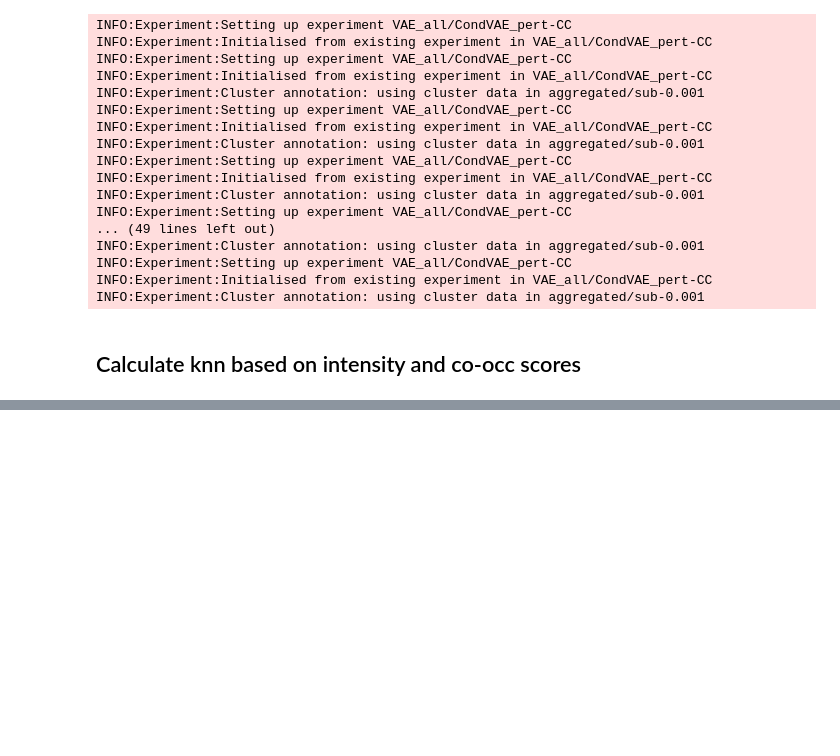
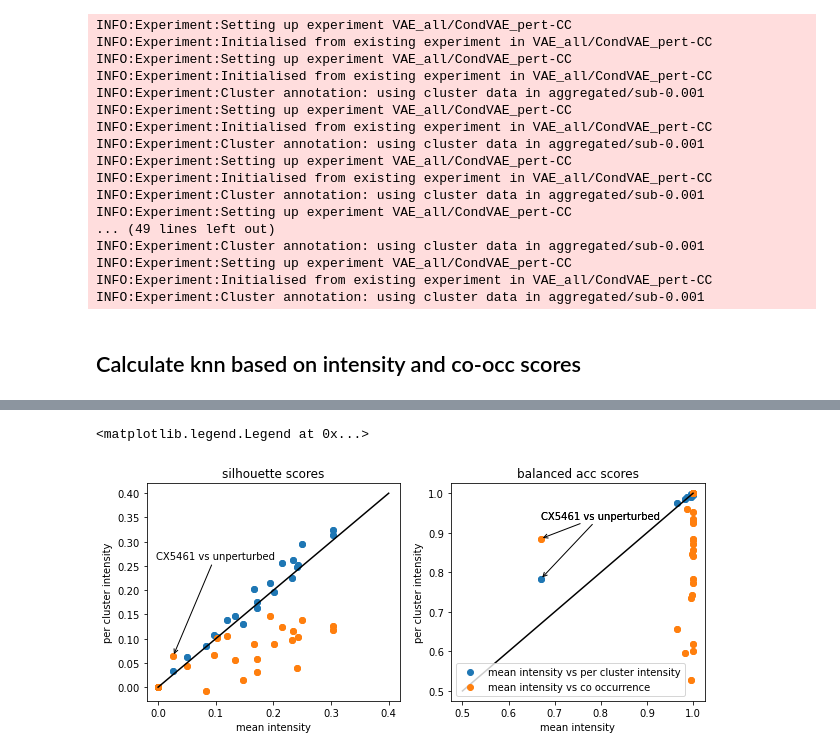
Before and after one commit to theislab/campa_ana, a Jupyter notebook: figures/fig3_perturbation_comparison.ipynb, the cells around one changed output, grey strips where cells are left out. Drawn from its saved outputs; the diff is of its cells as text; code cells hidden in the pictures; blank space fills up the shorter version.

```diff
--- a/figures/fig3_perturbation_comparison.ipynb
+++ b/figures/fig3_perturbation_comparison.ipynb
@@ -175,0 +195,6 @@ zscore_intensity, count_intensity = sq.gr.nhood_enrichment(adata, cluster_key='p
+# %%
+adata.obsp['mpp_distances'] = adata.obsp['distances']
+adata.obsp['mpp_connectivities'] = adata.obsp['connectivities']
+zscore_mpp, count_mpp = sq.gr.nhood_enrichment(adata, cluster_key='perturbation_plot',
+                                               connectivity_key='mpp', n_perms=1900,
+                                               numba_parallel=False, copy=True)
@@ -220,3 +247,14 @@ for i,c1 in enumerate(adata.obs[cond_key].cat.categories):
 4 5
 4 6
 5 6
+# %%
+# intensity
+siscore_mpp = np.zeros([len(adata.obs[cond_key].cat.categories)]*2)
+for i,c1 in enumerate(adata.obs[cond_key].cat.categories):
+    for j,c2 in enumerate(adata.obs[cond_key].cat.categories):
+        if j <= i:
+            continue
+        #print(i,j)
+        adata_sub = adata[adata.obs[cond_key].isin([c1,c2])]
+        siscore_mpp[i,j] = silhouette_score(adata_sub.X, labels=adata_sub.obs[cond_key], metric=cityblock)
+        siscore_mpp[j,i] = siscore_mpp[i,j]
@@ -312,0 +396,47 @@ INFO:Cluster:Loaded cluster_mpp MPPData for NascentRNA (154906 mpps with shape (
+# %%
+fig, axes = plt.subplots(1,2, figsize=(10,4))
+axes[0].scatter(siscore_mpp.flat, siscore_intensity.flat, label='mean intensity vs per cluster intensity')
+axes[0].scatter(siscore_mpp.flat, siscore_co_occ.flat, label='mean intensity vs co occurrence')
+axes[0].plot([0,0.4],[0,0.4], c='black')
+axes[0].set_xlabel('mean intensity')
+axes[0].set_ylabel('per cluster intensity')
+axes[0].set_title('silhouette scores')
+
+coord = np.array([siscore_mpp[2,6], siscore_co_occ[2,6]])
+axes[0].annotate(text='CX5461 vs unperturbed',
+            xy=coord,
+            xycoords='data',
+            fontsize=10,
+            xytext=coord+[-0.03,0.2],
+            textcoords='data',
+            arrowprops=dict(arrowstyle='->', color='black'))   # New param
+
+
+axes[1].scatter(acc_mpp.flat, acc_intensity.flat, label='mean intensity vs per cluster intensity')
+axes[1].scatter(acc_mpp.flat, acc_co_occ.flat, label='mean intensity vs co occurrence')
+axes[1].plot([0.5,1],[0.5,1], c='black')
+axes[1].set_xlabel('mean intensity')
+axes[1].set_ylabel('per cluster intensity')
+axes[1].set_title('balanced acc scores')
+
+coord = np.array([acc_mpp[2,6], acc_co_occ[2,6]])
+axes[1].annotate(text='CX5461 vs unperturbed',
+            xy=coord,
+            xycoords='data',
+            fontsize=10,
+            xytext=coord+[0.0,0.05],
+            textcoords='data',
+            arrowprops=dict(arrowstyle='->', color='black'))
+coord1 = np.array([acc_mpp[2,6], acc_intensity[2,6]])
+axes[1].annotate(text='CX5461 vs unperturbed',
+            xy=coord1,
+            xycoords='data',
+            fontsize=10,
+            xytext=coord+[0.0,0.05],
+            textcoords='data',
+            arrowprops=dict(arrowstyle='->', color='black'))
+
+plt.legend()
+# %% [output]
+<matplotlib.legend.Legend at 0x...>
+[figure, added]
```
Also changed, not shown: parts of 25 cells of this notebook.
